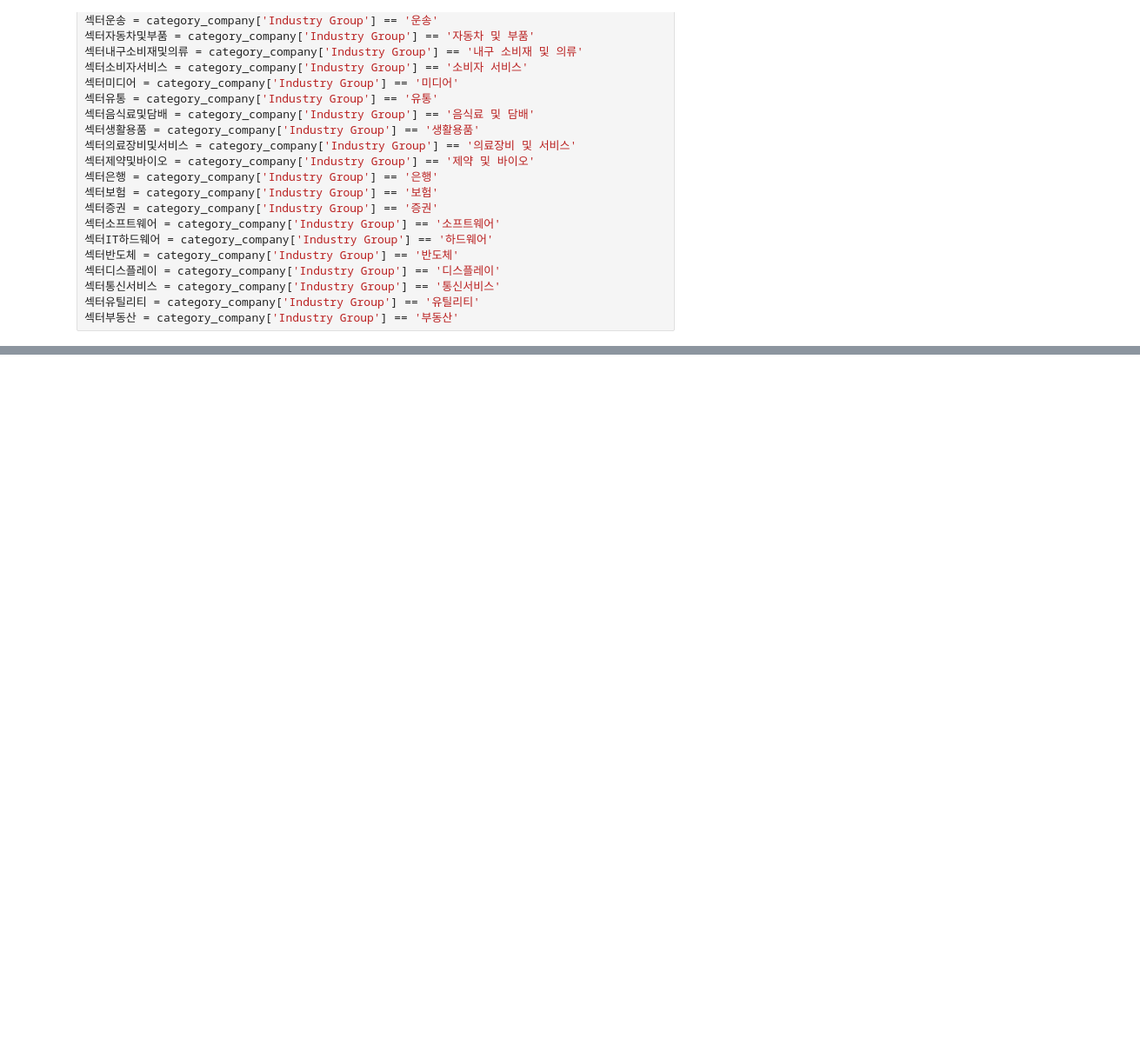
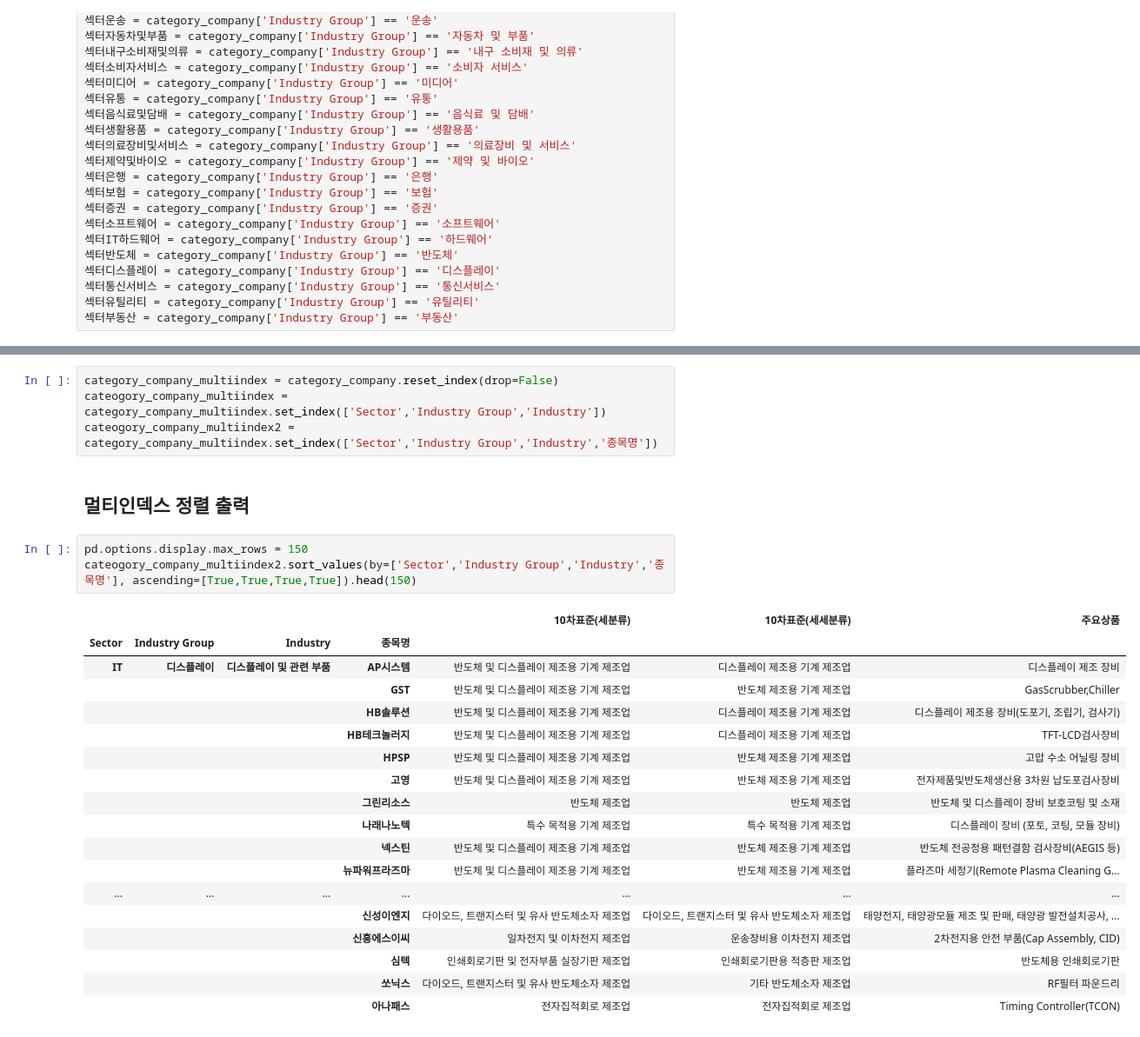
Before and after one commit to DongwooChae/QuantifyPro, a Jupyter notebook: KPD/유사기업그룹/category_writing.ipynb, the cells around one changed output, grey strips where cells are left out. Shown at 87% size. Cells and saved outputs as stored; diff of their text form; blank space fills up the shorter version.

```diff
--- a/KPD/유사기업그룹/category_writing.ipynb
+++ b/KPD/유사기업그룹/category_writing.ipynb
@@ -324,0 +342,28 @@ category_company.loc[섹터부동산,'Sector'] = '부동산'
+# %%
+category_company_multiindex = category_company.reset_index(drop=False)
+cateogory_company_multiindex = category_company_multiindex.set_index(['Sector','Industry Group','Industry'])
+cateogory_company_multiindex2 = category_company_multiindex.set_index(['Sector','Industry Group','Industry','종목명'])
+# %% [markdown]
+## 멀티인덱스 정렬 출력
+# %%
+pd.options.display.max_rows = 150
+cateogory_company_multiindex2.sort_values(by=['Sector','Industry Group','Industry','종목명'], ascending=[True,True,True,True]).head(150)
+# %% [output]
+|  |  |  |  | 10차표준(세분류) | 10차표준(세세분류) | 주요상품 |
+| Sector | Industry Group | Industry | 종목명 |  |  |  |
+| IT | 디스플레이 | 디스플레이 및 관련 부품 | AP시스템 | 반도체 및 디스플레이 제조용 기계 제조업 | 디스플레이 제조용 기계 제조업 | 디스플레이 제조 장비 |
+|  |  |  | GST | 반도체 및 디스플레이 제조용 기계 제조업 | 반도체 제조용 기계 제조업 | GasScrubber,Chiller |
+|  |  |  | HB솔루션 | 반도체 및 디스플레이 제조용 기계 제조업 | 디스플레이 제조용 기계 제조업 | 디스플레이 제조용 장비(도포기, 조립기, 검사기) |
+|  |  |  | HB테크놀러지 | 반도체 및 디스플레이 제조용 기계 제조업 | 디스플레이 제조용 기계 제조업 | TFT-LCD검사장비 |
+|  |  |  | HPSP | 반도체 및 디스플레이 제조용 기계 제조업 | 반도체 제조용 기계 제조업 | 고압 수소 어닐링 장비 |
+|  |  |  | 고영 | 반도체 및 디스플레이 제조용 기계 제조업 | 반도체 제조용 기계 제조업 | 전자제품및반도체생산용 3차원 납도포검사장비 |
+|  |  |  | 그린리소스 | 반도체 제조업 | 반도체 제조업 | 반도체 및 디스플레이 장비 보호코팅 및 소재 |
+|  |  |  | 나래나노텍 | 특수 목적용 기계 제조업 | 특수 목적용 기계 제조업 | 디스플레이 장비 (포토, 코팅, 모듈 장비) |
+|  |  |  | 넥스틴 | 반도체 및 디스플레이 제조용 기계 제조업 | 반도체 제조용 기계 제조업 | 반도체 전공정용 패턴결함 검사장비(AEGIS 등) |
+|  |  |  | 뉴파워프라즈마 | 반도체 및 디스플레이 제조용 기계 제조업 | 반도체 제조용 기계 제조업 | 플라즈마 세정기(Remote Plasma Cleaning G... |
+| ... | ... | ... | ... | ... | ... | ... |
+|  |  |  | 신성이엔지 | 다이오드, 트랜지스터 및 유사 반도체소자 제조업 | 다이오드, 트랜지스터 및 유사 반도체소자 제조업 | 태양전지, 태양광모듈 제조 및 판매, 태양광 발전설치공사, ... |
+|  |  |  | 신흥에스이씨 | 일차전지 및 이차전지 제조업 | 운송장비용 이차전지 제조업 | 2차전지용 안전 부품(Cap Assembly, CID) |
+|  |  |  | 심텍 | 인쇄회로기판 및 전자부품 실장기판 제조업 | 인쇄회로기판용 적층판 제조업 | 반도체용 인쇄회로기판 |
+|  |  |  | 쏘닉스 | 다이오드, 트랜지스터 및 유사 반도체소자 제조업 | 기타 반도체소자 제조업 | RF필터 파운드리 |
+|  |  |  | 아나패스 | 전자집적회로 제조업 | 전자집적회로 제조업 | Timing Controller(TCON) |
```
Also changed, not shown: parts of 9 cells of this notebook, 17 other files.
